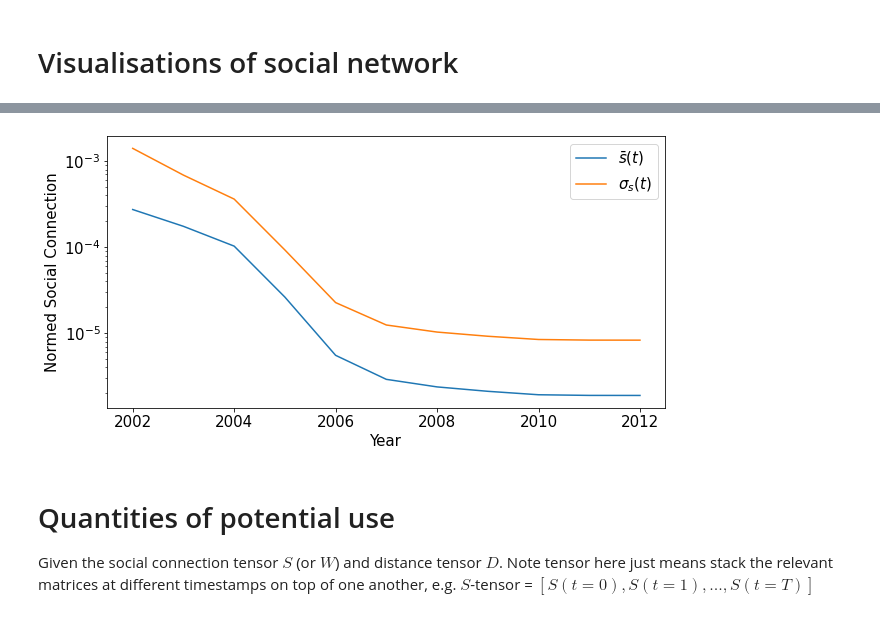
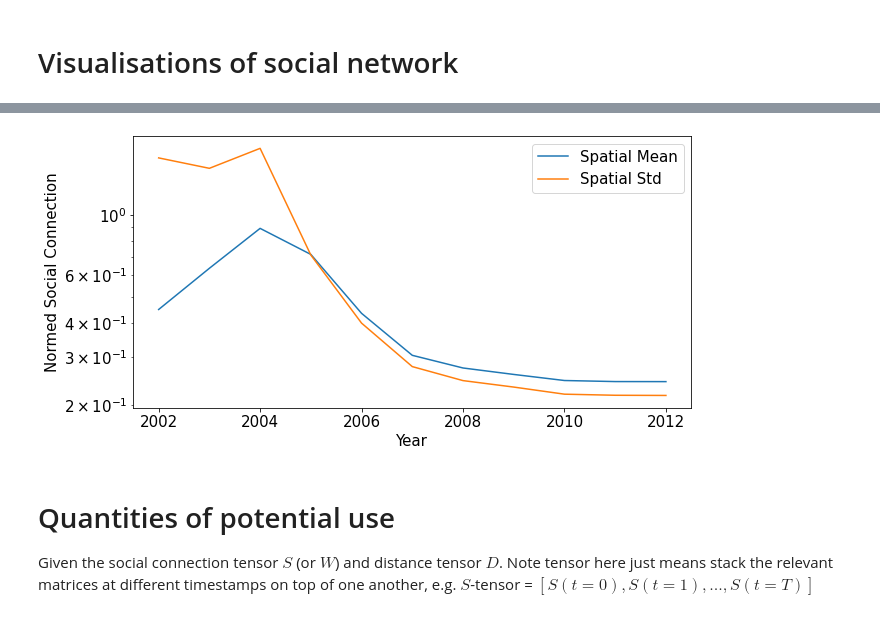
Before and after one commit to yasamanasgarii/wwcs-2022-memory-of-social-connections, a Jupyter notebook: analysis/analysis.ipynb, the cells around one changed output, grey strips where cells are left out. Cells and saved outputs as stored; diff of their text form; code cells hidden in the pictures.

Commit message:
Added few more figures

```diff
--- a/analysis/analysis.ipynb
+++ b/analysis/analysis.ipynb
@@ -103,7 +103,7 @@ for t in range(S.shape[0]):
 
 # Null Model 2 - Gravity Model
     # requires the distance tensor too!
-S_null_gravity = np.zeros_like(S)
+S_null_gravity = np.zeros_like(S,dtype='float64')
     #exponents:
 alpha = 1
 beta = 1
@@ -114,7 +114,7 @@ for t in range(S.shape[0]):
 
 
 # Null Model 3 - Radiation Model
-S_null_radiation = np.zeros_like(S)
+S_null_radiation = np.zeros_like(S,dtype='float64')
 m = np.zeros_like(S)
 for t in range(S.shape[0]):
     for i in range(S.shape[1]):
@@ -146,17 +155,18 @@ ValueError: Invalid vmin or vmax
 # %%
 fig=plt.figure(figsize=(10,5))
 
-plt.plot(Years,[S_norm[t,:,:].mean() for t in range(S.shape[0])],label=r'$\bar{s} (t)$')
+plt.plot(Years,[S_norm[t,:,:].mean() for t in range(S.shape[0])],label='Spatial Mean')
 # plt.plot(Years,[W_norm[t,:,:].mean() for t in range(S.shape[0])],label=r'$\bar{w} (t)$')
 
-plt.plot(Years,[S_norm[t,:,:].std() for t in range(S.shape[0])],label=r'$\sigma_s (t)$')
+plt.plot(Years,[S_norm[t,:,:].std() for t in range(S.shape[0])],label='Spatial Std')
 # plt.plot(Years,[W_norm[t,:,:].std() for t in range(S.shape[0])],label=r'$\sigma_w (t)$')
 plt.legend()
 plt.xlabel("Year")
 plt.ylabel("Normed Social Connection")
 plt.yscale('log')
+fig.savefig("Statistics of s_ij.png",bbox_inches='tight')
 # %% [output]
-[figure, old version]
+[figure, new version]
 # %% [markdown]
 # Quantities of potential use
 Given the social connection tensor $S$ (or $W$) and distance tensor $D$. Note tensor here just means stack the relevant matrices at different timestamps on top of one another, e.g. $S$-tensor = $[S(t=0),S(t=1),...,S(t=T)]$
```
Also changed, not shown: parts of 5 cells of this notebook, 2 other files.
